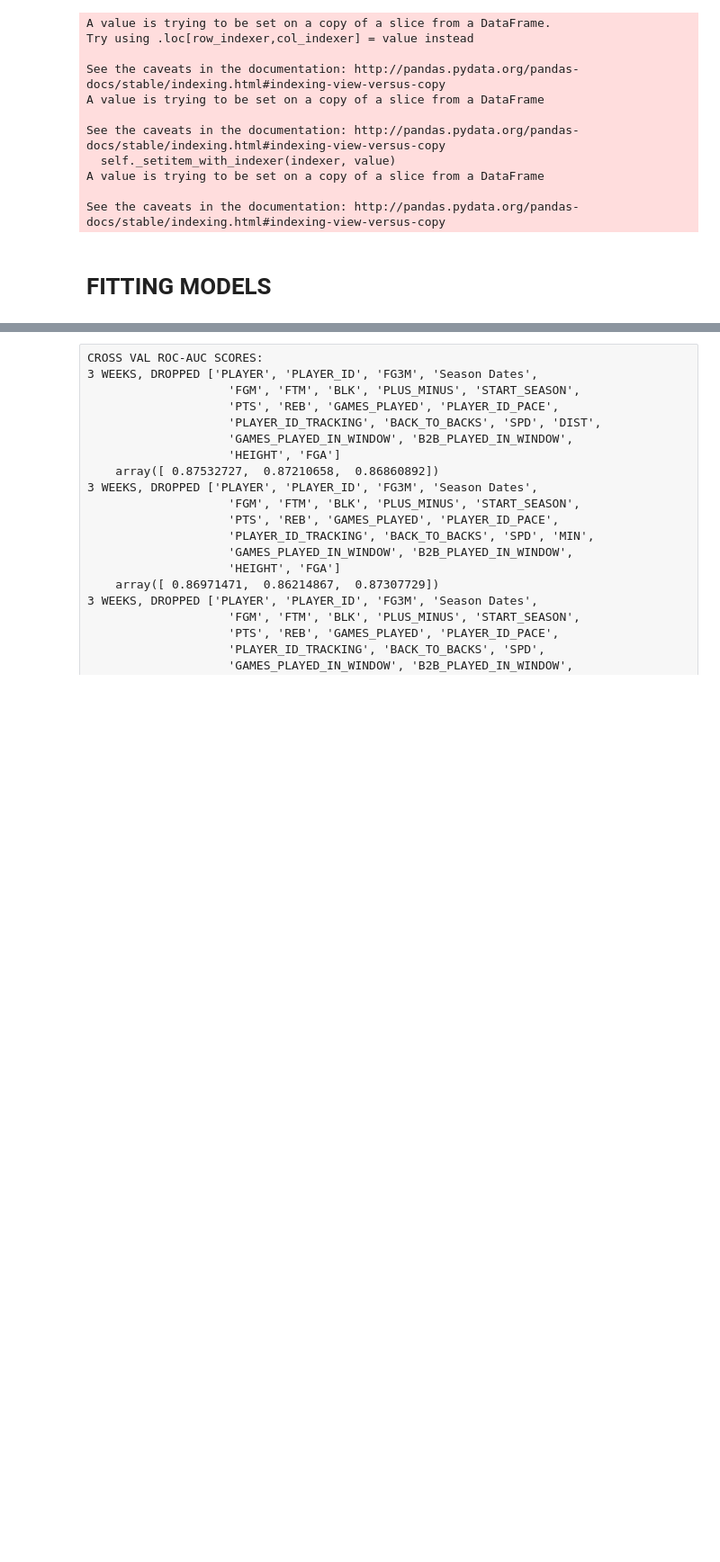
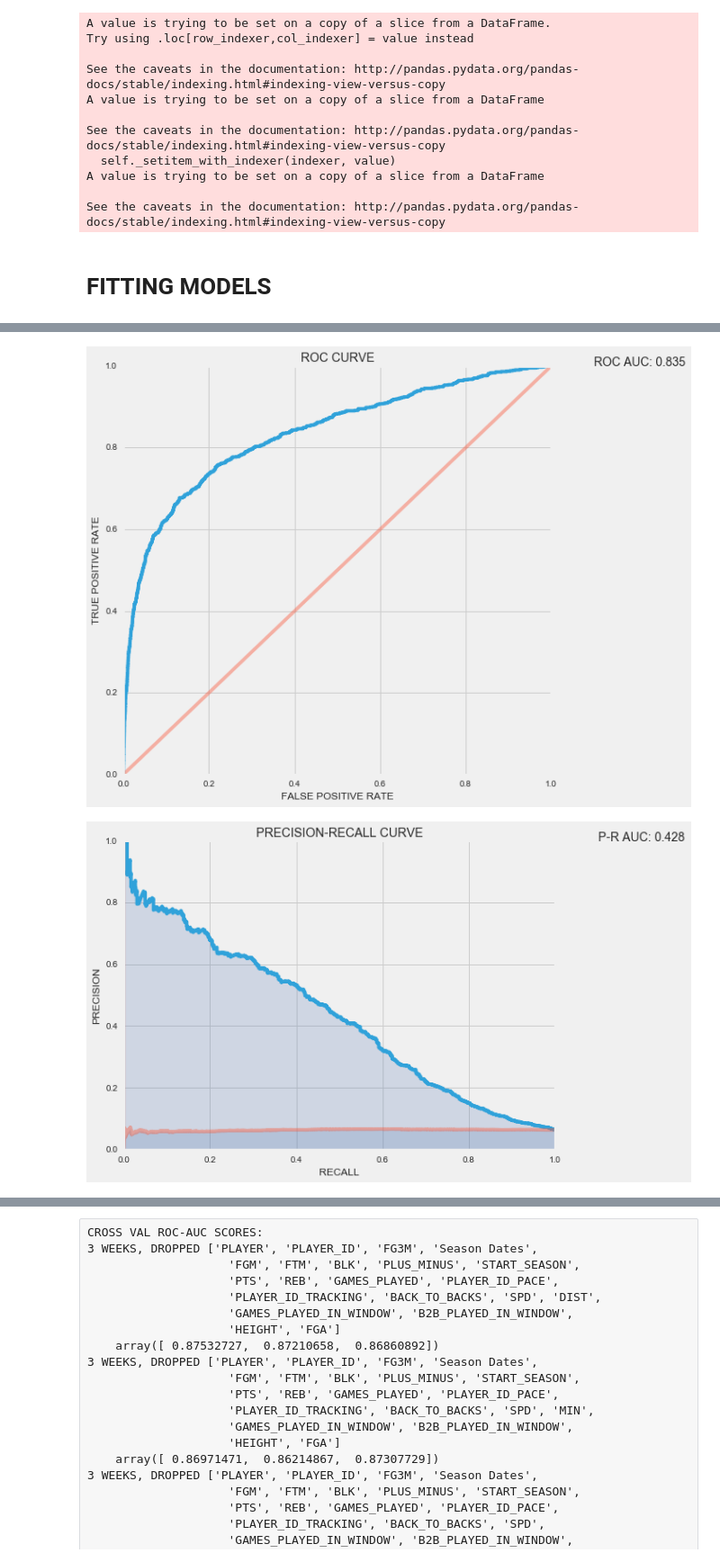
Before and after one commit to AnatolyPavlov/Predicting_NBA_Injuries, a Jupyter notebook: Building Model.ipynb, the cells around one changed output, grey strips where cells are left out. Shown at 90% size. Drawn from its saved outputs; the diff is of its cells as text; code cells hidden in the pictures; blank space fills up the shorter version.

```diff
--- a/Building Model.ipynb
+++ b/Building Model.ipynb
@@ -487,4 +499,7 @@ rfc_pred = rfc.predict(X_subtest)
 # %%
-gbc = GradientBoostingClassifier(learning_rate=.05, n_estimators=200, max_depth=6).fit(X_subtrain, y_subtrain)
+gbc = GradientBoostingClassifier(learning_rate=.2,
+                                 n_estimators=250,
+                                 max_depth=10,
+                                 max_features='sqrt').fit(X_subtrain, y_subtrain)
 gbc_prob = gbc.predict_proba(X_subtest)[:, 1]
 gbc_pred = gbc.predict(X_subtest)
@@ -522,3 +550,8 @@ roc_pr(y_subtest, rfc_prob)
+# %%
+roc_pr(y_subtest, gbc_prob)
+# %% [output]
+[figure, added]
+[figure, added]
 # %%
 cross_val_score(rfc, X_train, y_train, cv=3, scoring='roc_auc')
 # %% [output]
```
Also changed, not shown: parts of 10 cells of this notebook, 4 other files.
